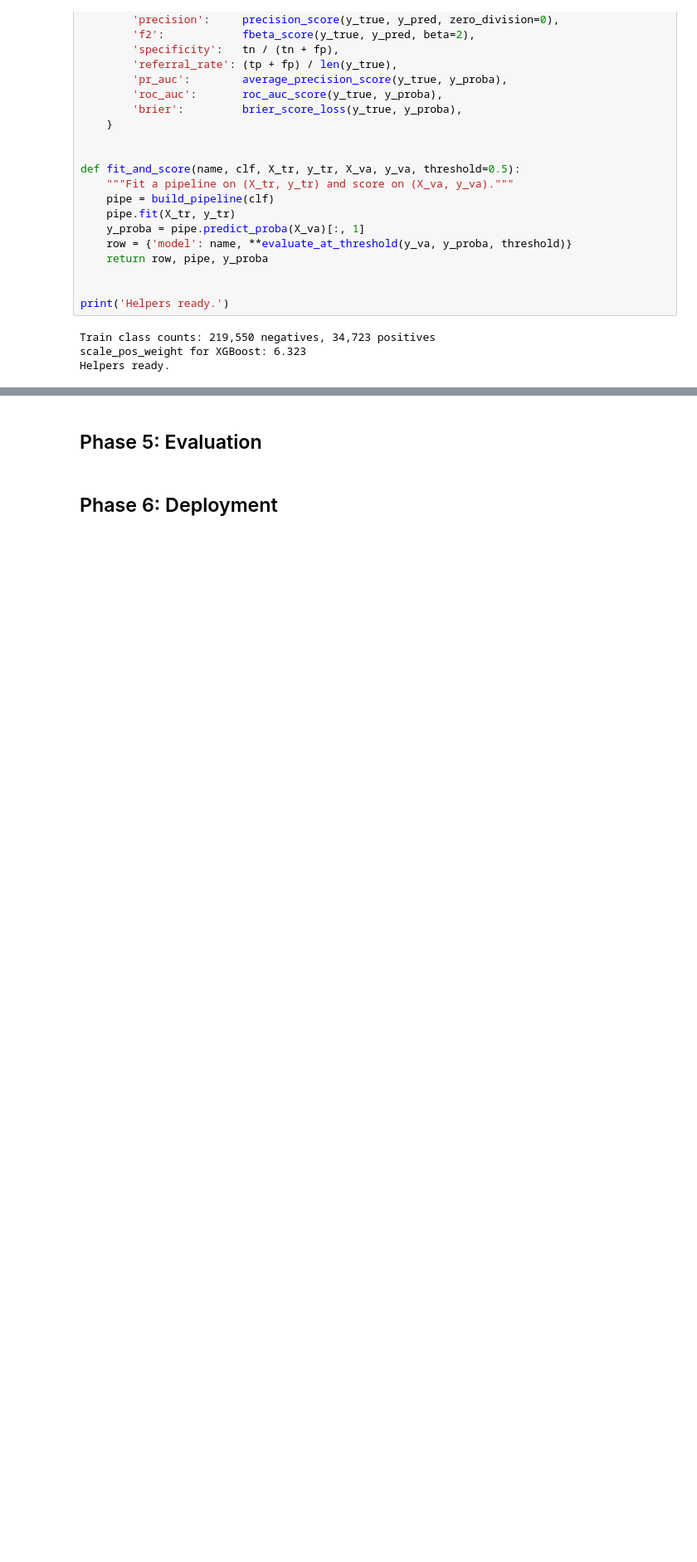
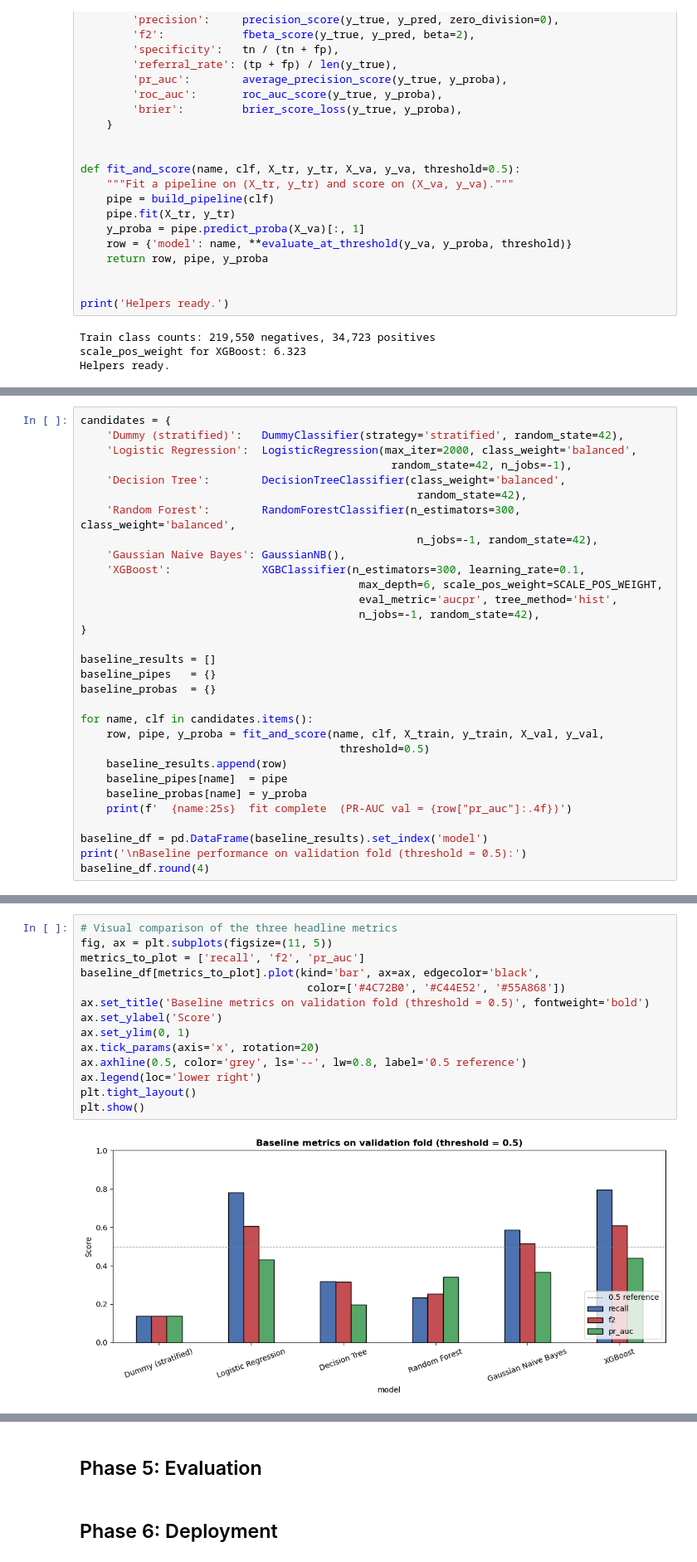
Before and after one commit to sakinahalizzah/diabetes-prediction, a Jupyter notebook: diabetes_prediction.ipynb, the cells around one changed output, grey strips where cells are left out. Shown at 83% size. Saved outputs shown, nothing was run; the diff lists cells and outputs as text; blank space fills up the shorter version.

```diff
--- a/diabetes_prediction.ipynb
+++ b/diabetes_prediction.ipynb
@@ -1408,0 +1418,31 @@ Helpers ready.
+# %%
+candidates = {
+    'Dummy (stratified)':   DummyClassifier(strategy='stratified', random_state=42),
+    'Logistic Regression':  LogisticRegression(max_iter=2000, class_weight='balanced',
+                                                random_state=42, n_jobs=-1),
+    'Decision Tree':        DecisionTreeClassifier(class_weight='balanced',
+                                                    random_state=42),
+    'Random Forest':        RandomForestClassifier(n_estimators=300, class_weight='balanced',
+                                                    n_jobs=-1, random_state=42),
+    'Gaussian Naive Bayes': GaussianNB(),
+    'XGBoost':              XGBClassifier(n_estimators=300, learning_rate=0.1,
+                                           max_depth=6, scale_pos_weight=SCALE_POS_WEIGHT,
+                                           eval_metric='aucpr', tree_method='hist',
+                                           n_jobs=-1, random_state=42),
+}
+
+baseline_results = []
+baseline_pipes   = {}
+baseline_probas  = {}
+
+for name, clf in candidates.items():
+    row, pipe, y_proba = fit_and_score(name, clf, X_train, y_train, X_val, y_val,
+                                        threshold=0.5)
+    baseline_results.append(row)
+    baseline_pipes[name]  = pipe
+    baseline_probas[name] = y_proba
+    print(f'  {name:25s}  fit complete  (PR-AUC val = {row["pr_auc"]:.4f})')
+
+baseline_df = pd.DataFrame(baseline_results).set_index('model')
+print('\nBaseline performance on validation fold (threshold = 0.5):')
+baseline_df.round(4)
@@ -1408,0 +1466,16 @@ Helpers ready.
+# %%
+# Visual comparison of the three headline metrics
+fig, ax = plt.subplots(figsize=(11, 5))
+metrics_to_plot = ['recall', 'f2', 'pr_auc']
+baseline_df[metrics_to_plot].plot(kind='bar', ax=ax, edgecolor='black',
+                                   color=['#4C72B0', '#C44E52', '#55A868'])
+ax.set_title('Baseline metrics on validation fold (threshold = 0.5)', fontweight='bold')
+ax.set_ylabel('Score')
+ax.set_ylim(0, 1)
+ax.tick_params(axis='x', rotation=20)
+ax.axhline(0.5, color='grey', ls='--', lw=0.8, label='0.5 reference')
+ax.legend(loc='lower right')
+plt.tight_layout()
+plt.show()
+# %% [output]
+[figure, added]
```
Also changed, not shown: parts of 12 cells of this notebook, 1 other file.
